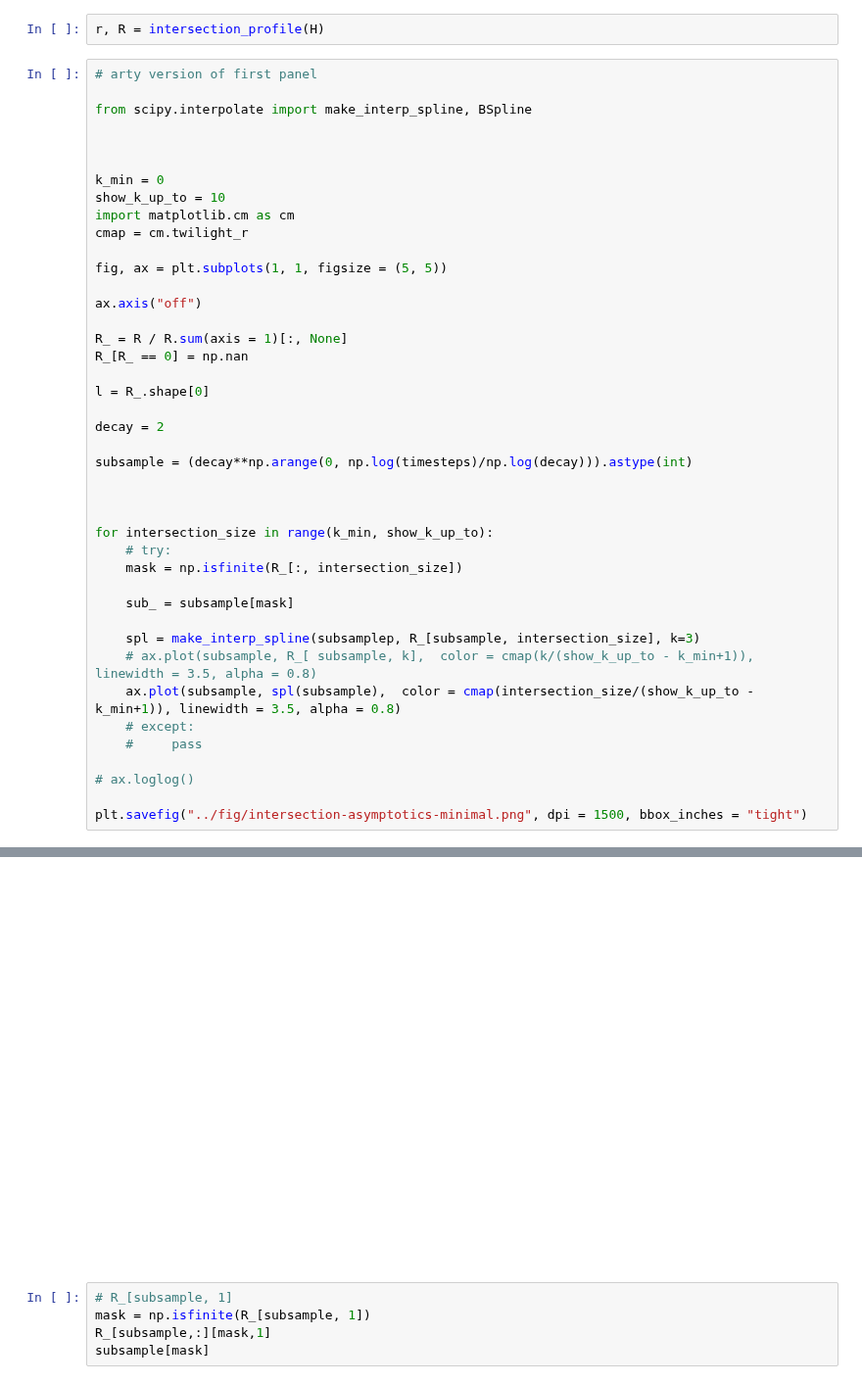
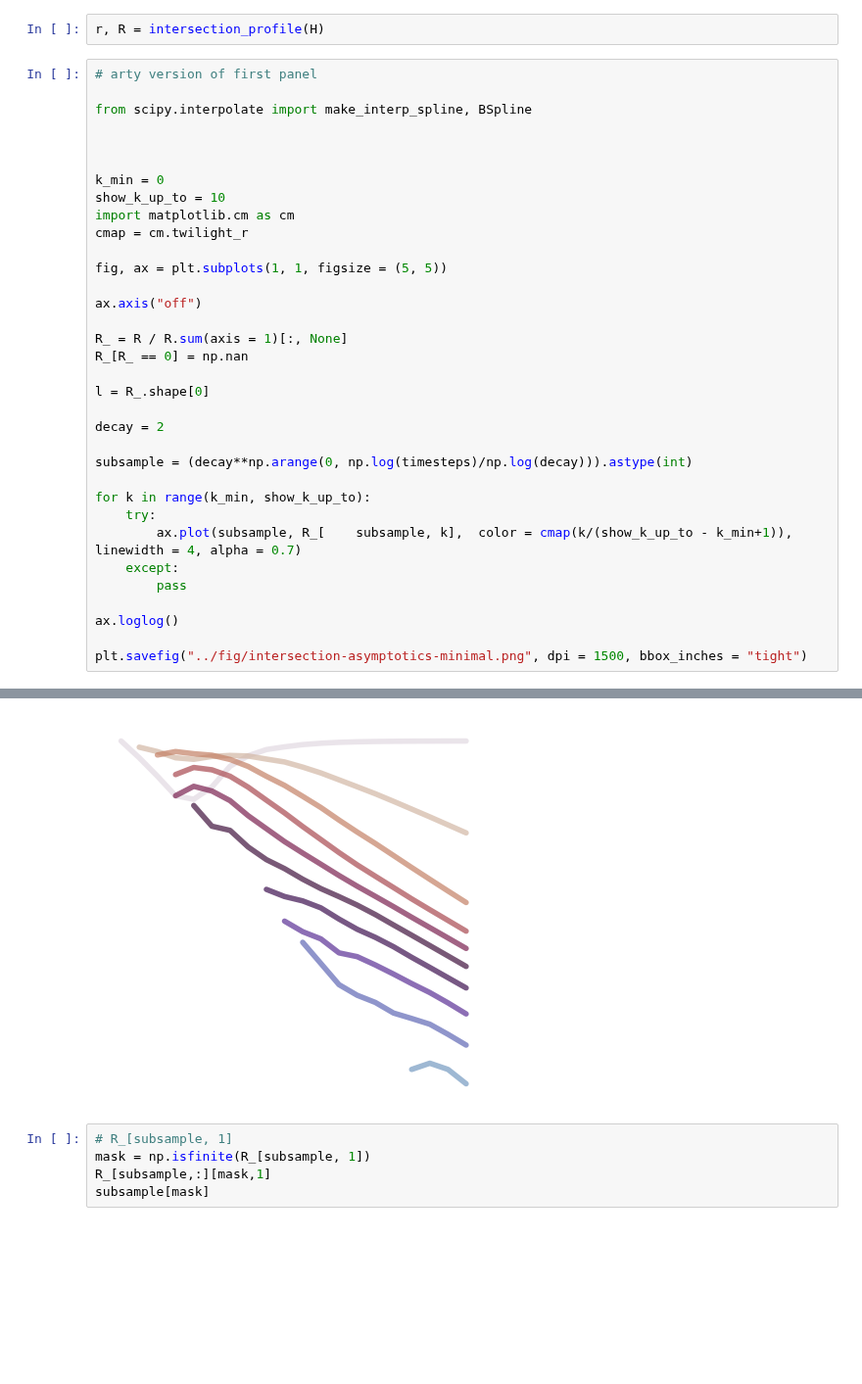
Before and after one commit to hexie1995/HyperGraph, a Jupyter notebook: code/analytic-intersections-arty.ipynb, the cells around one changed output, grey strips where cells are left out. Shown at 98% size. Saved outputs shown, nothing was run; the diff lists cells and outputs as text; blank space fills up the shorter version.

Commit message:
update analytic intersections

```diff
--- a/code/analytic-intersections-arty.ipynb
+++ b/code/analytic-intersections-arty.ipynb
@@ -117,21 +117,13 @@ decay = 2
 
 subsample = (decay**np.arange(0, np.log(timesteps)/np.log(decay))).astype(int)
 
+for k in range(k_min, show_k_up_to):
+    try:
+        ax.plot(subsample, R_[    subsample, k],  color = cmap(k/(show_k_up_to - k_min+1)), linewidth = 4, alpha = 0.7)
+    except:
+        pass
 
-
-for intersection_size in range(k_min, show_k_up_to):
-    # try:
-    mask = np.isfinite(R_[:, intersection_size])
-
-    sub_ = subsample[mask]
-
-    spl = make_interp_spline(subsamplep, R_[subsample, intersection_size], k=3)
-    # ax.plot(subsample, R_[ subsample, k],  color = cmap(k/(show_k_up_to - k_min+1)), linewidth = 3.5, alpha = 0.8)
-    ax.plot(subsample, spl(subsample),  color = cmap(intersection_size/(show_k_up_to - k_min+1)), linewidth = 3.5, alpha = 0.8)
-    # except:
-    #     pass
-
-# ax.loglog()
+ax.loglog()
 
 plt.savefig("../fig/intersection-asymptotics-minimal.png", dpi = 1500, bbox_inches = "tight")
 # %% [output]
@@ -139,4 +130,4 @@ IndexError: boolean index did not match indexed array along axis 0; size of axis
-[figure, old version]
+[figure, new version]
 # %%
 # R_[subsample, 1]
 mask = np.isfinite(R_[subsample, 1])
```
Also changed, not shown: parts of 1 cell of this notebook, 1 other file.
